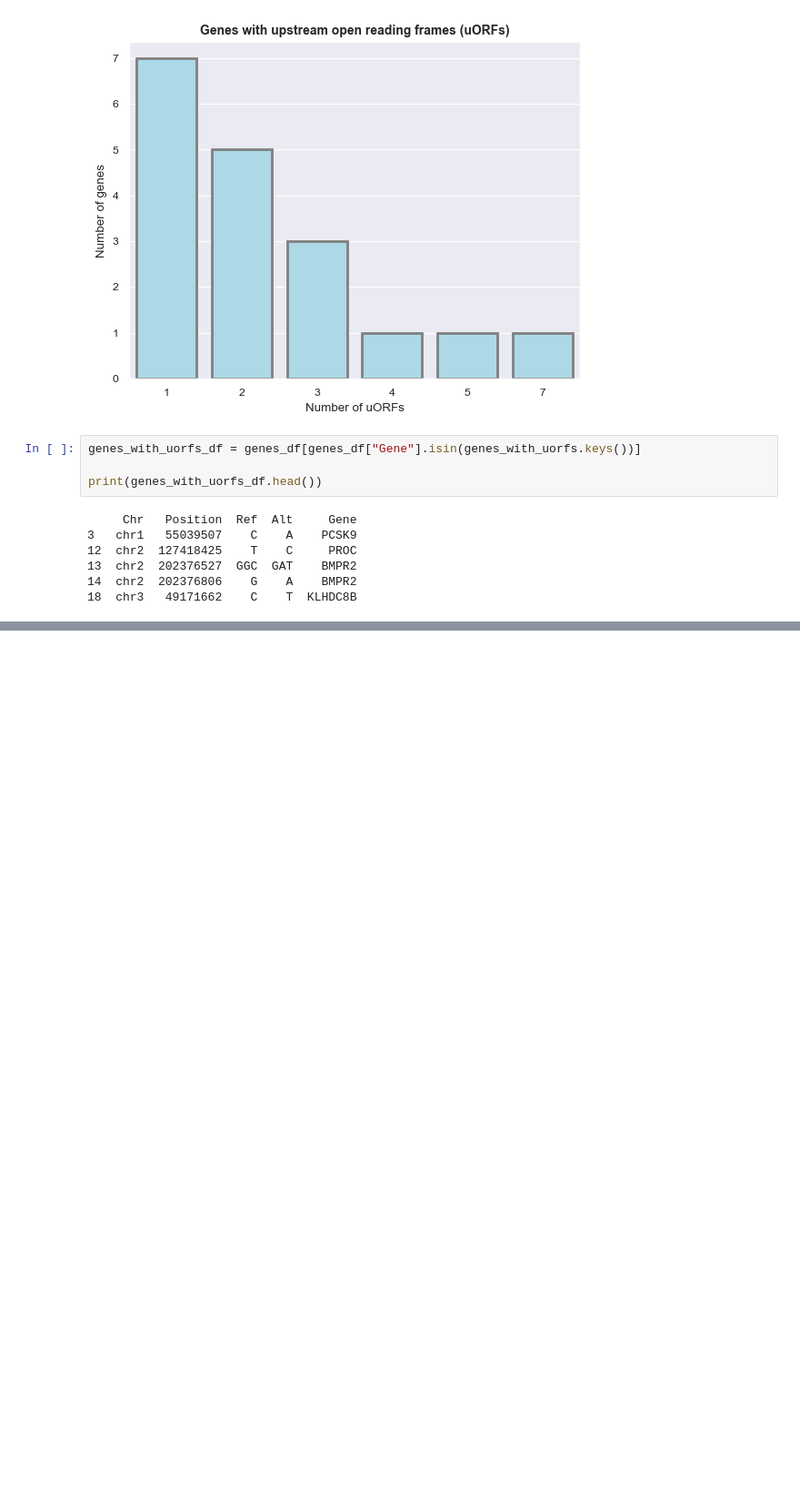
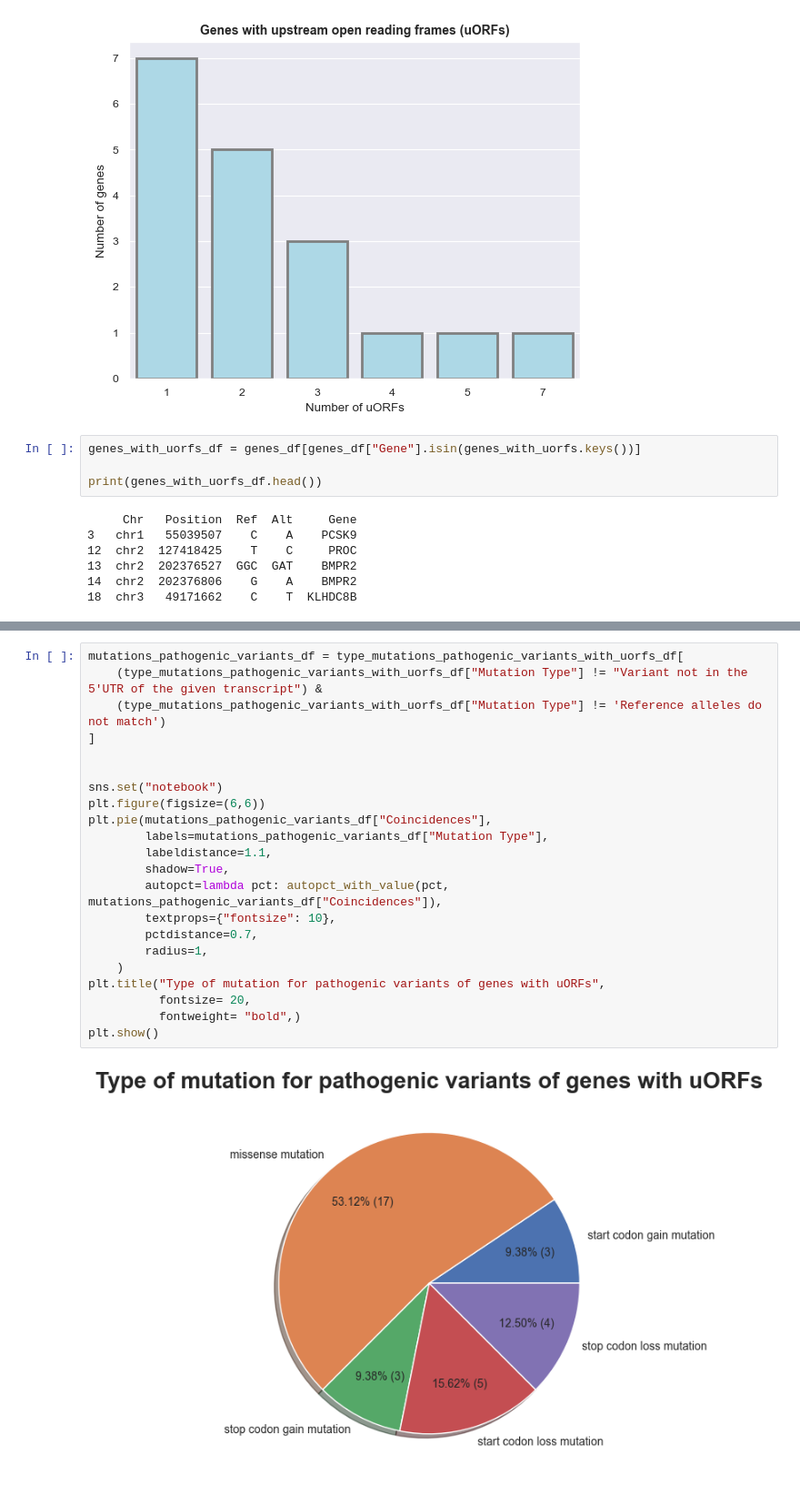
Before and after one commit to Ale-pinto-alba/utrfx, a Jupyter notebook: paper_visualization.ipynb, the cells around one changed output, grey strips where cells are left out. Shown at 91% size. Cells and saved outputs as stored; diff of their text form; blank space fills up the shorter version.

```diff
--- a/paper_visualization.ipynb
+++ b/paper_visualization.ipynb
@@ -144,0 +405,24 @@ print(chr_of_genes_with_uorfs)
+# %%
+mutations_pathogenic_variants_df = type_mutations_pathogenic_variants_with_uorfs_df[
+    (type_mutations_pathogenic_variants_with_uorfs_df["Mutation Type"] != "Variant not in the 5'UTR of the given transcript") &
+    (type_mutations_pathogenic_variants_with_uorfs_df["Mutation Type"] != 'Reference alleles do not match')
+]
+
+
+sns.set("notebook")
+plt.figure(figsize=(6,6))
+plt.pie(mutations_pathogenic_variants_df["Coincidences"],
+        labels=mutations_pathogenic_variants_df["Mutation Type"],
+        labeldistance=1.1,
+        shadow=True,
+        autopct=lambda pct: autopct_with_value(pct, mutations_pathogenic_variants_df["Coincidences"]),
+        textprops={"fontsize": 10},
+        pctdistance=0.7,
+        radius=1,
+    )
+plt.title("Type of mutation for pathogenic variants of genes with uORFs",
+          fontsize= 20,
+          fontweight= "bold",)
+plt.show()
+# %% [output]
+[figure, added]
```
Also changed, not shown: parts of 6 cells of this notebook, 2 other files.
